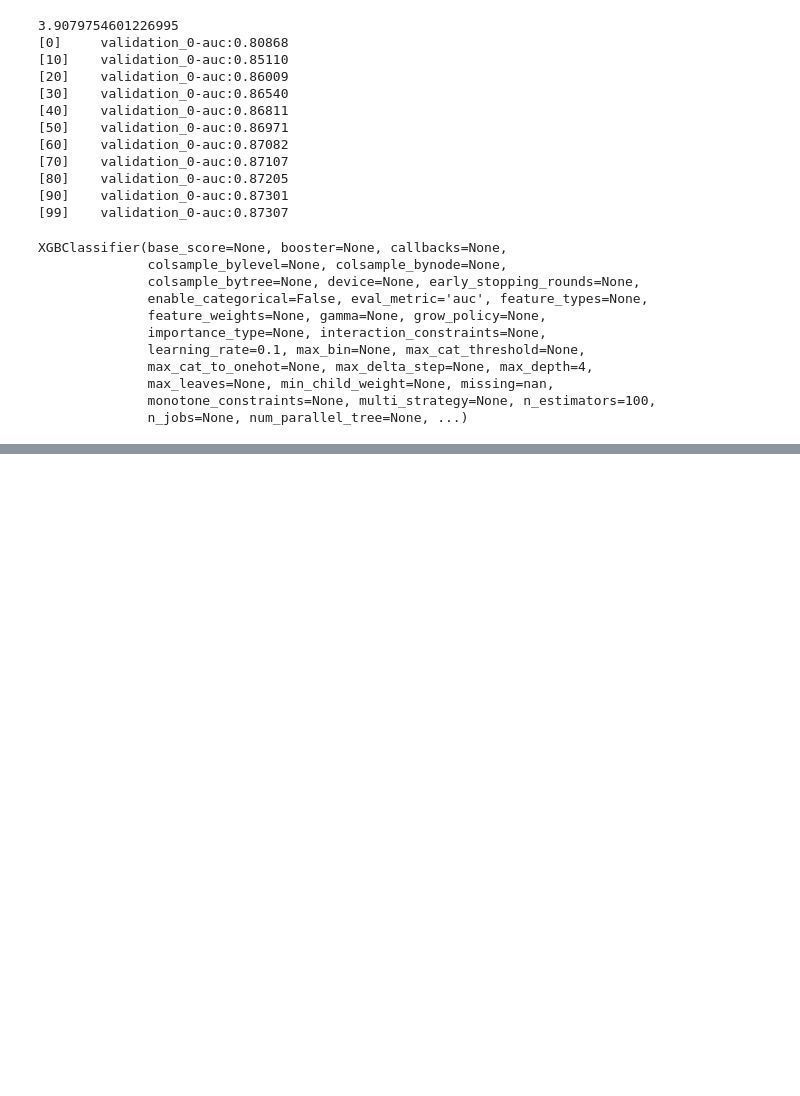
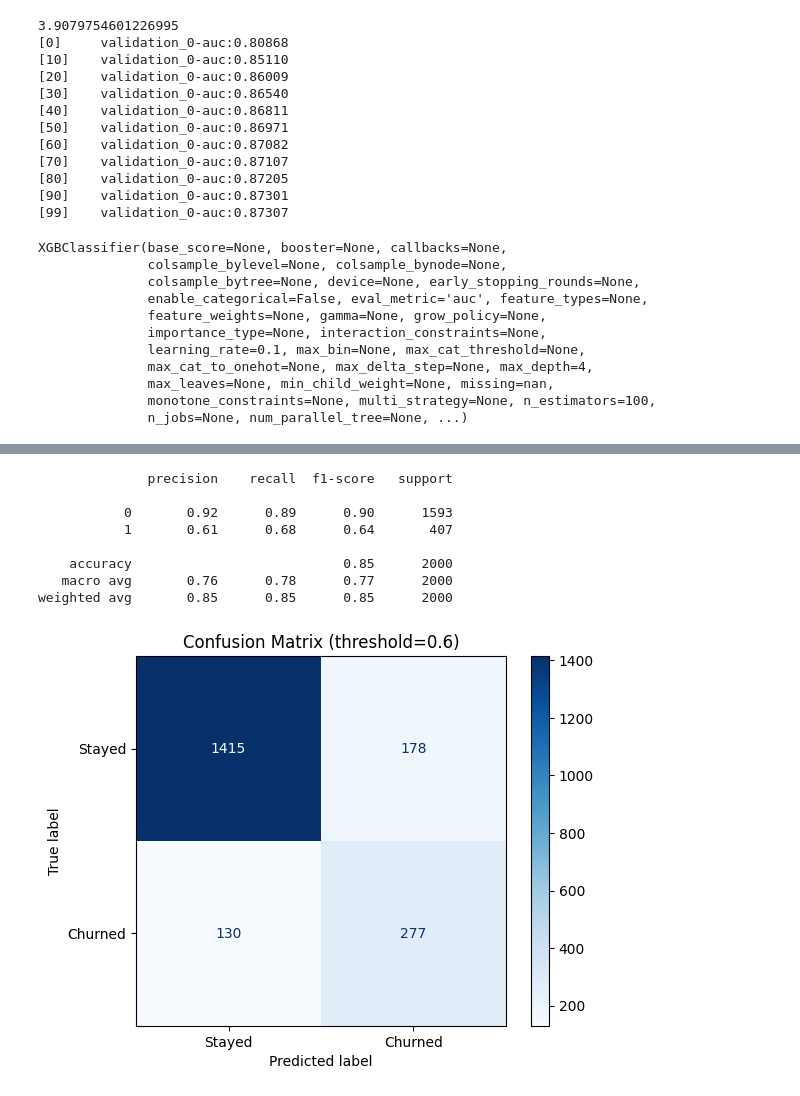
Before and after one commit to Taha-codes/Machine-Learning, a Jupyter notebook: Supervised/Gradient Boosting/Gradient-Boosting.ipynb, the cells around one changed output, grey strips where cells are left out. Saved outputs shown, nothing was run; the diff lists cells and outputs as text; code cells hidden in the pictures; blank space fills up the shorter version.

```diff
--- a/Supervised/Gradient Boosting/Gradient-Boosting.ipynb
+++ b/Supervised/Gradient Boosting/Gradient-Boosting.ipynb
@@ -191,0 +273,23 @@ XGBClassifier(base_score=None, booster=None, callbacks=None,
+# %%
+# Apply optimal threshold
+best_threshold = 0.60
+y_pred_final = (y_pred_proba >= best_threshold).astype(int)
+
+# Final evaluation
+print(classification_report(y_test, y_pred_final))
+
+cm = confusion_matrix(y_test, y_pred_final)
+disp = ConfusionMatrixDisplay(confusion_matrix=cm, display_labels=["Stayed", "Churned"])
+disp.plot(cmap="Blues")
+plt.title(f"Confusion Matrix (threshold={best_threshold})")
+plt.show()
+# %% [output]
+              precision    recall  f1-score   support
+
+           0       0.92      0.89      0.90      1593
+           1       0.61      0.68      0.64       407
+
+    accuracy                           0.85      2000
+   macro avg       0.76      0.78      0.77      2000
+weighted avg       0.85      0.85      0.85      2000
+[figure, added]
```
Also changed, not shown: parts of 5 cells of this notebook.
